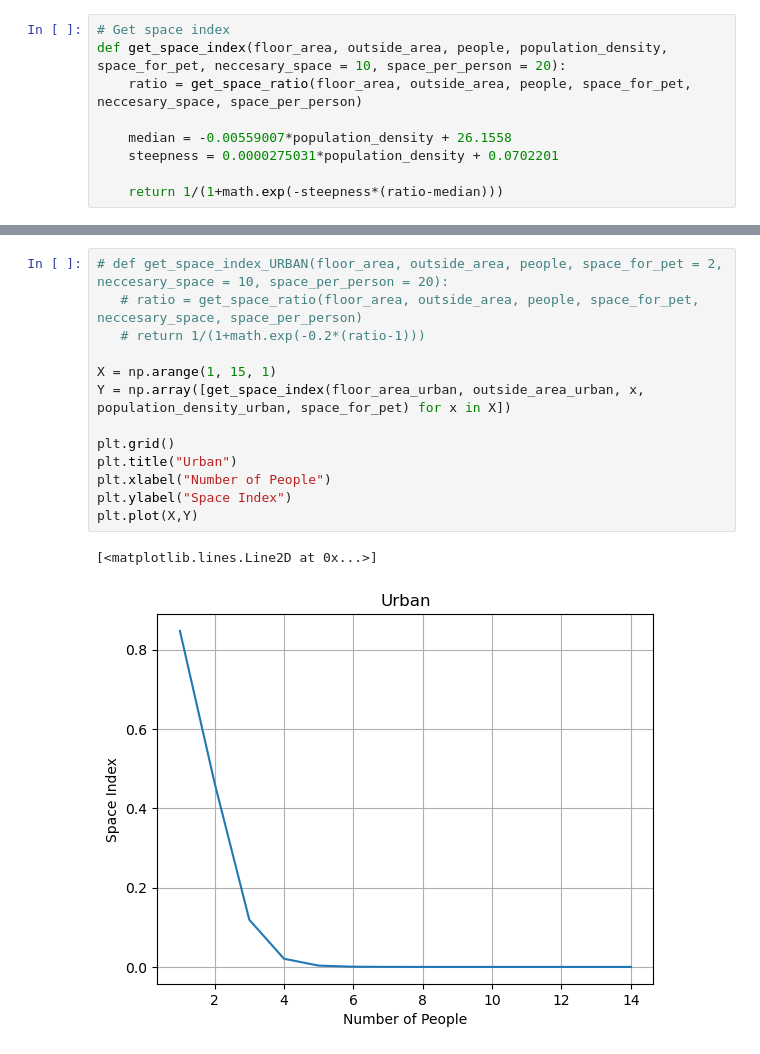
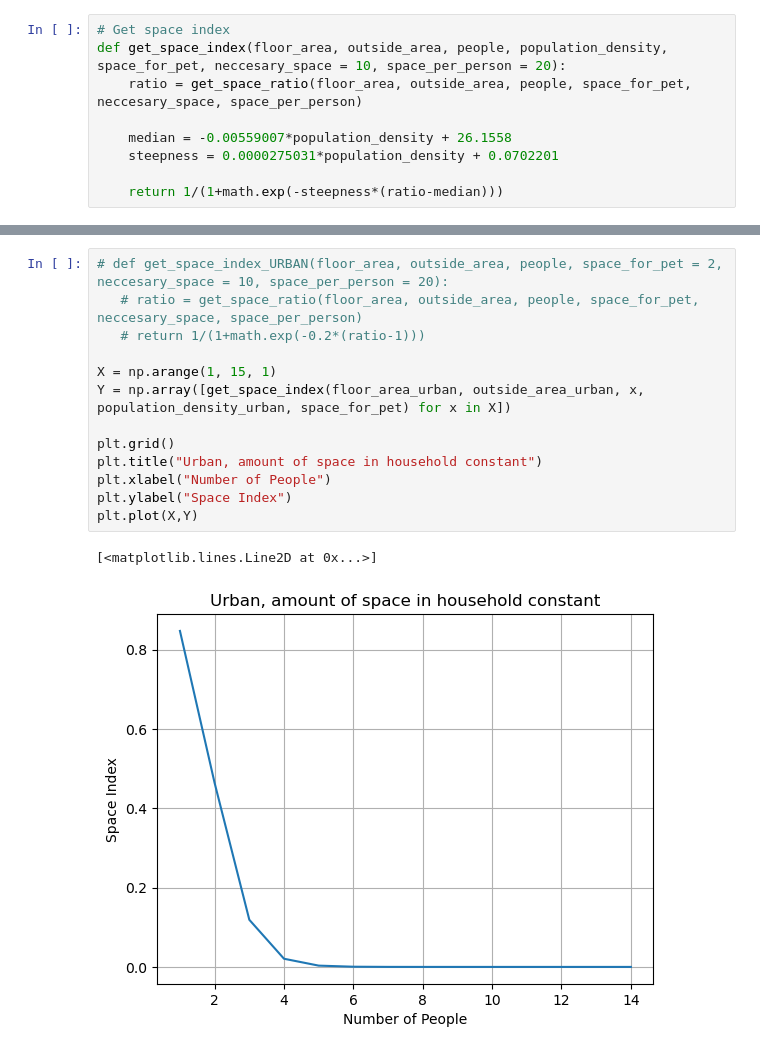
Before and after one commit to i2mx/IMMC-A-2024, a Jupyter notebook: Question1Model Alston.ipynb, the cells around one changed output, grey strips where cells are left out. Cells and saved outputs as stored; diff of their text form.

```diff
--- a/Question1Model Alston.ipynb
+++ b/Question1Model Alston.ipynb
@@ -176,19 +176,19 @@ plt.plot(X,Y)
 # %%
 # def get_space_index_URBAN(floor_area, outside_area, people, space_for_pet = 2, neccesary_space = 10, space_per_person = 20):
    # ratio = get_space_ratio(floor_area, outside_area, people, space_for_pet, neccesary_space, space_per_person)
    # return 1/(1+math.exp(-0.2*(ratio-1)))
 
 X = np.arange(1, 15, 1)
 Y = np.array([get_space_index(floor_area_urban, outside_area_urban, x, population_density_urban, space_for_pet) for x in X])
 
 plt.grid()
-plt.title("Urban")
+plt.title("Urban, amount of space in household constant")
 plt.xlabel("Number of People")
 plt.ylabel("Space Index")
 plt.plot(X,Y)
 # %% [output]
 [<matplotlib.lines.Line2D at 0x...>]
-[figure, old version]
+[figure, new version]
 # %%
 X = np.arange(0, 300, 1)
 Y = np.array([get_space_index(x, 0, 1, population_density_urban, space_for_pet) for x in X])
```
Also changed, not shown: parts of 6 cells of this notebook, 1 other file.
